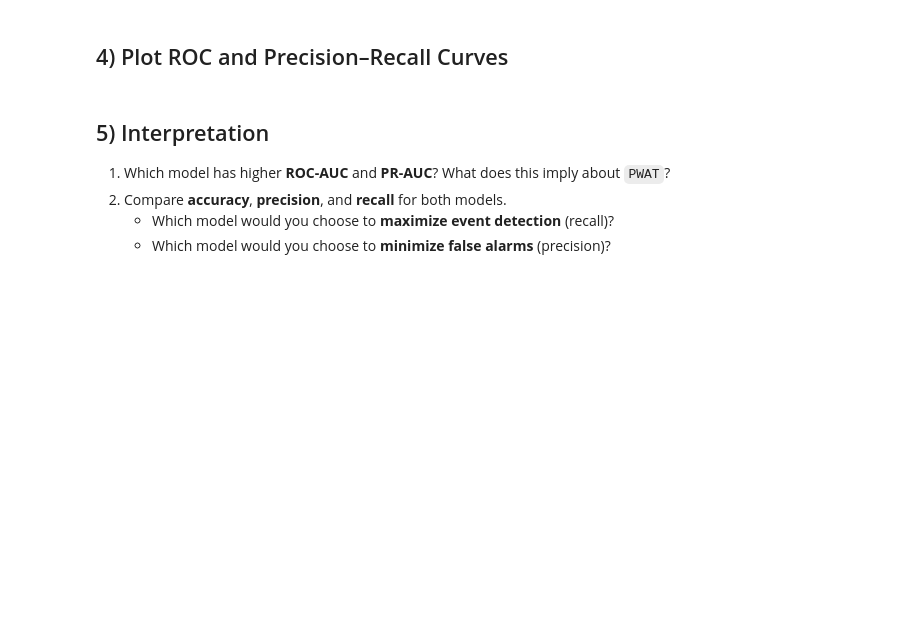
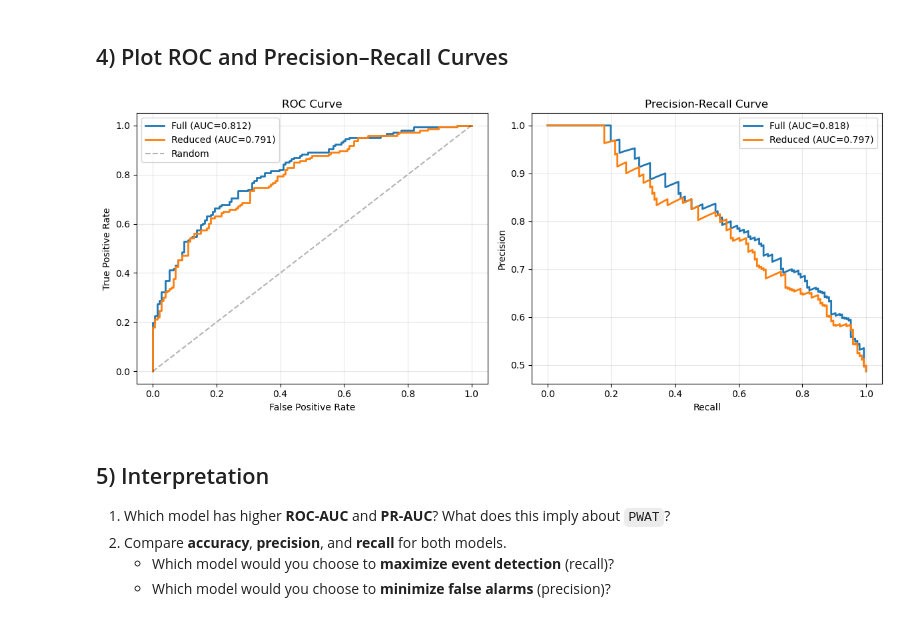
Before and after one commit to swnesbitt/ATMS-523-Module-5-Checkin, a Jupyter notebook: notebooks/LogReg_Compare_Models.ipynb, the cells around one changed output. Cells and saved outputs as stored; diff of their text form; code cells hidden in the pictures; blank space fills up the shorter version.

```diff
--- a/notebooks/LogReg_Compare_Models.ipynb
+++ b/notebooks/LogReg_Compare_Models.ipynb
@@ -62,12 +78,13 @@ len(Xf_train), len(Xf_test)
 # %% [markdown]
 ## 2) Fit Both Logistic Regression Models
 # %%
-# TODO: Fit two LogisticRegression models (full and reduced). Use max_iter >= 200.
-# YOUR CODE HERE
-clf_full = LogisticRegression(max_iter=200).fit(Xf_train, yf_train)
-clf_reduced = LogisticRegression(max_iter=200).fit(Xr_train, yr_train)
+# Fit two LogisticRegression models (full and reduced). Use max_iter >= 200.
+clf_full = LogisticRegression(max_iter=200).fit(
+    Xf_train, yf_train)
+clf_reduced = LogisticRegression(max_iter=200).fit(
+    Xr_train, yr_train)
 
-yprob_full = clf_full.predict_proba(Xf_test)[:,1]
-yprob_reduced = clf_reduced.predict_proba(Xr_test)[:,1]
+yprob_full = clf_full.predict_proba(Xf_test)[:, 1]
+yprob_reduced = clf_reduced.predict_proba(Xr_test)[:, 1]
 
 clf_full.coef_, clf_reduced.coef_
@@ -82,7 +130,62 @@ ypred_reduced = (yprob_reduced >= thr).astype(int)
 # %% [markdown]
 ## 4) Plot ROC and Precision–Recall Curves
 # %%
-# TODO: Plot ROC and PR curves for both models on shared axes
+# Plot ROC and PR curves for both models on shared axes
+
+# Full
+fpr_full, tpr_full, _ = roc_curve(yf_test, yprob_full)
+roc_auc_full = auc(fpr_full, tpr_full)
+prec_full, rec_full, _ = precision_recall_curve(yf_test, yprob_full)
+pr_auc_full = auc(rec_full, prec_full)
+
+# Reduced
+fpr_reduced, tpr_reduced, _ = roc_curve(yr_test, yprob_reduced)
+roc_auc_reduced = auc(fpr_reduced, tpr_reduced)
+prec_reduced, rec_reduced, _ = precision_recall_curve(yr_test, yprob_reduced)
+pr_auc_reduced = auc(rec_reduced, prec_reduced)
+
+# Plot setup
+fig, (ax1, ax2) = plt.subplots(1, 2, figsize=(12, 5))
+
+# Plot ROC curves
+ax1.plot(
+    fpr_full,
+    tpr_full,
+    label=f'Full (AUC={roc_auc_full:.3f})',
+    linewidth=2)
+ax1.plot(
+    fpr_reduced,
+    tpr_reduced,
+    label=f'Reduced (AUC={roc_auc_reduced:.3f})',
+    linewidth=2)
+ax1.plot([0, 1], [0, 1], 'k--', label='Random', alpha=0.3)
+ax1.set_xlabel('False Positive Rate')
+ax1.set_ylabel('True Positive Rate')
+ax1.set_title('ROC Curve')
+ax1.legend()
+ax1.grid(alpha=0.3)
+
+# Plot Precision-Recall curves
+ax2.plot(
+    rec_full,
+    prec_full,
+    label=f'Full (AUC={pr_auc_full:.3f})',
+    linewidth=2)
+ax2.plot(
+    rec_reduced,
+    prec_reduced,
+    label=f'Reduced (AUC={pr_auc_reduced:.3f})',
+    linewidth=2)
+ax2.set_xlabel('Recall')
+ax2.set_ylabel('Precision')
+ax2.set_title('Precision-Recall Curve')
+ax2.legend()
+ax2.grid(alpha=0.3)
+
+plt.tight_layout()
+plt.show()
+# %% [output]
+[figure, added]
 # %% [markdown]
 ## 5) Interpretation
 
```
Also changed, not shown: parts of 5 cells of this notebook.
